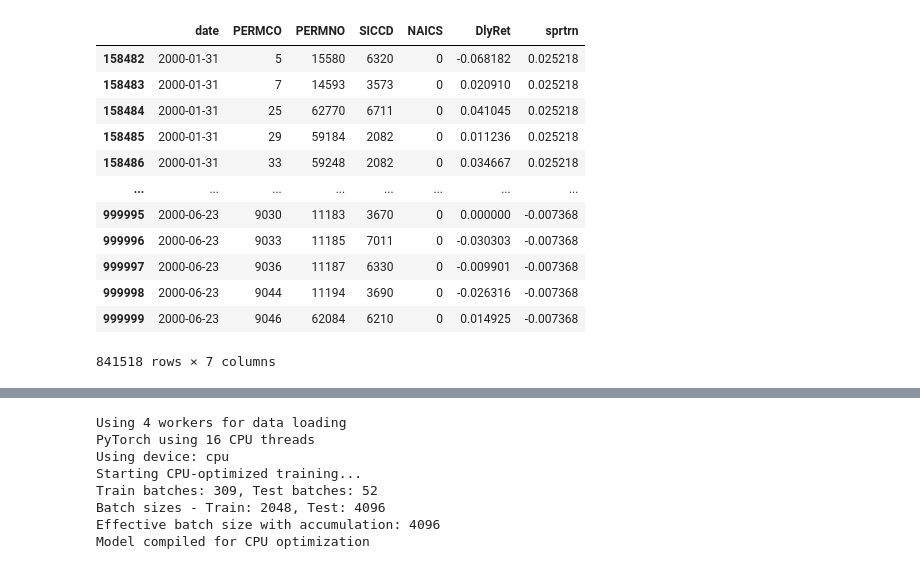
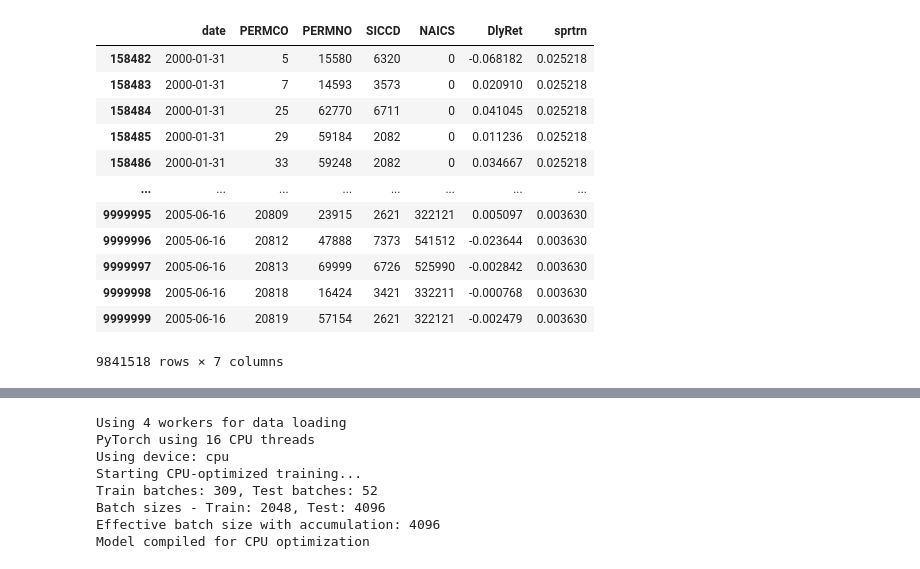
Before and after one commit to mirkorado/ML-Project, a Jupyter notebook: ResidualMLP.ipynb, the cells around one changed output, grey strips where cells are left out. Drawn from its saved outputs; the diff is of its cells as text; code cells hidden in the pictures.

```diff
--- a/ResidualMLP.ipynb
+++ b/ResidualMLP.ipynb
@@ -21,21 +24,21 @@ from sklearn.model_selection import train_test_split
 #os.chdir(folder)
 #print(torch.cuda.is_available())
 # %%
-daily = pd.read_csv("Targets/daily_crsp_sanitized.csv", nrows = 1000000)
+daily = pd.read_csv("Targets/daily_crsp_sanitized.csv", nrows = 10000000)
 daily['date'] = pd.to_datetime(daily['date'], format = "%Y-%m-%d")
-daily = daily[daily['date'] >= '2000-01-31']
+daily = daily[daily['date'] >= '2000-01-31'] # Start at the end of January to align with predictors data
 daily
 # %% [output]
 |  | date | PERMCO | PERMNO | SICCD | NAICS | DlyRet | sprtrn |
 | 158482 | 2000-01-31 | 5 | 15580 | 6320 | 0 | -0.068182 | 0.025218 |
 | 158483 | 2000-01-31 | 7 | 14593 | 3573 | 0 | 0.020910 | 0.025218 |
 | 158484 | 2000-01-31 | 25 | 62770 | 6711 | 0 | 0.041045 | 0.025218 |
 | 158485 | 2000-01-31 | 29 | 59184 | 2082 | 0 | 0.011236 | 0.025218 |
 | 158486 | 2000-01-31 | 33 | 59248 | 2082 | 0 | 0.034667 | 0.025218 |
 | ... | ... | ... | ... | ... | ... | ... | ... |
-| 999995 | 2000-06-23 | 9030 | 11183 | 3670 | 0 | 0.000000 | -0.007368 |
-| 999996 | 2000-06-23 | 9033 | 11185 | 7011 | 0 | -0.030303 | -0.007368 |
-| 999997 | 2000-06-23 | 9036 | 11187 | 6330 | 0 | -0.009901 | -0.007368 |
-| 999998 | 2000-06-23 | 9044 | 11194 | 3690 | 0 | -0.026316 | -0.007368 |
-| 999999 | 2000-06-23 | 9046 | 62084 | 6210 | 0 | 0.014925 | -0.007368 |
+| 9999995 | 2005-06-16 | 20809 | 23915 | 2621 | 322121 | 0.005097 | 0.003630 |
+| 9999996 | 2005-06-16 | 20812 | 47888 | 7373 | 541512 | -0.023644 | 0.003630 |
+| 9999997 | 2005-06-16 | 20813 | 69999 | 6726 | 525990 | -0.002842 | 0.003630 |
+| 9999998 | 2005-06-16 | 20818 | 16424 | 3421 | 332211 | -0.000768 | 0.003630 |
+| 9999999 | 2005-06-16 | 20819 | 57154 | 2621 | 322121 | -0.002479 | 0.003630 |
-841518 rows × 7 columns
+9841518 rows × 7 columns
```
Also changed, not shown: parts of 15 cells of this notebook, 2 other files.
